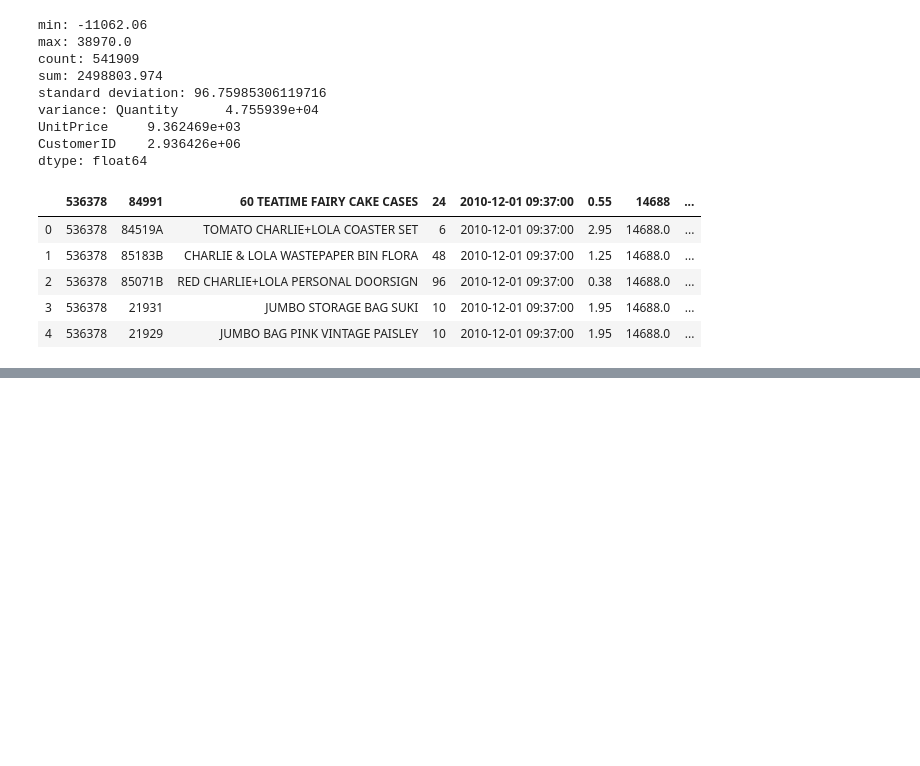
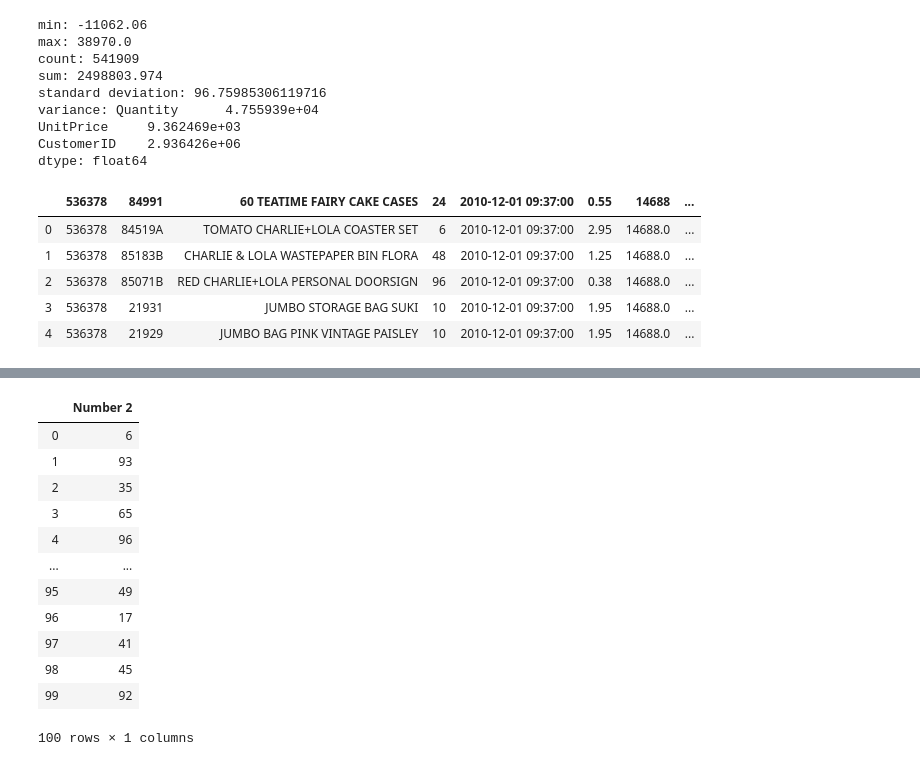
Before and after one commit to manohar2000/Deep-Learning-Labs, a Jupyter notebook: Lab2/Lab2-part1.ipynb, the cells around one changed output, grey strips where cells are left out. Drawn from its saved outputs; the diff is of its cells as text; code cells hidden in the pictures; blank space fills up the shorter version.

```diff
--- a/Lab2/Lab2-part1.ipynb
+++ b/Lab2/Lab2-part1.ipynb
@@ -126,0 +285,17 @@ filter_col.head()
+# %%
+df2 = pd.DataFrame(np.random.randint(0,100,size=(100, 1)), columns=['Number 2'])
+df2
+# %% [output]
+|  | Number 2 |
+| 0 | 6 |
+| 1 | 93 |
+| 2 | 35 |
+| 3 | 65 |
+| 4 | 96 |
+| ... | ... |
+| 95 | 49 |
+| 96 | 17 |
+| 97 | 41 |
+| 98 | 45 |
+| 99 | 92 |
+100 rows × 1 columns
```
Also changed, not shown: parts of 24 cells of this notebook.
